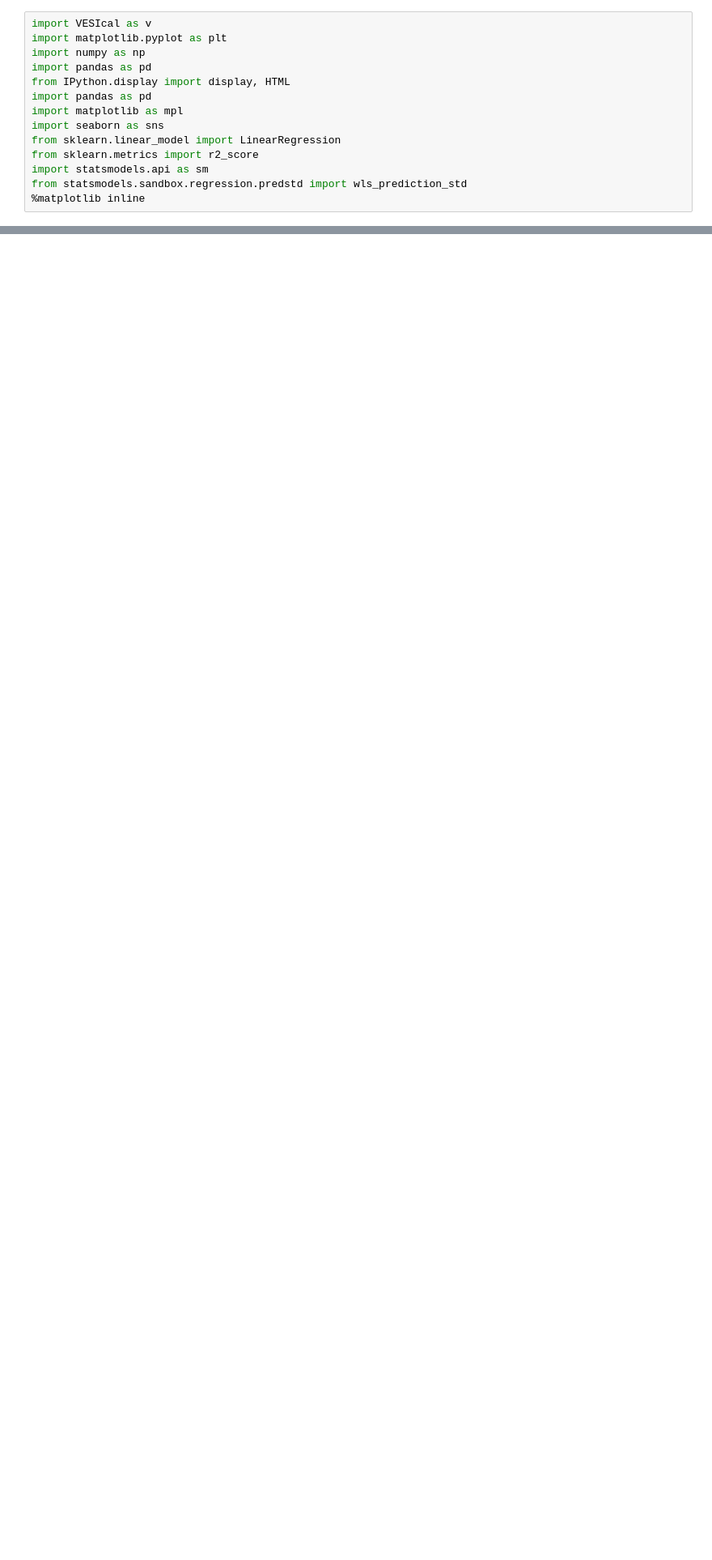
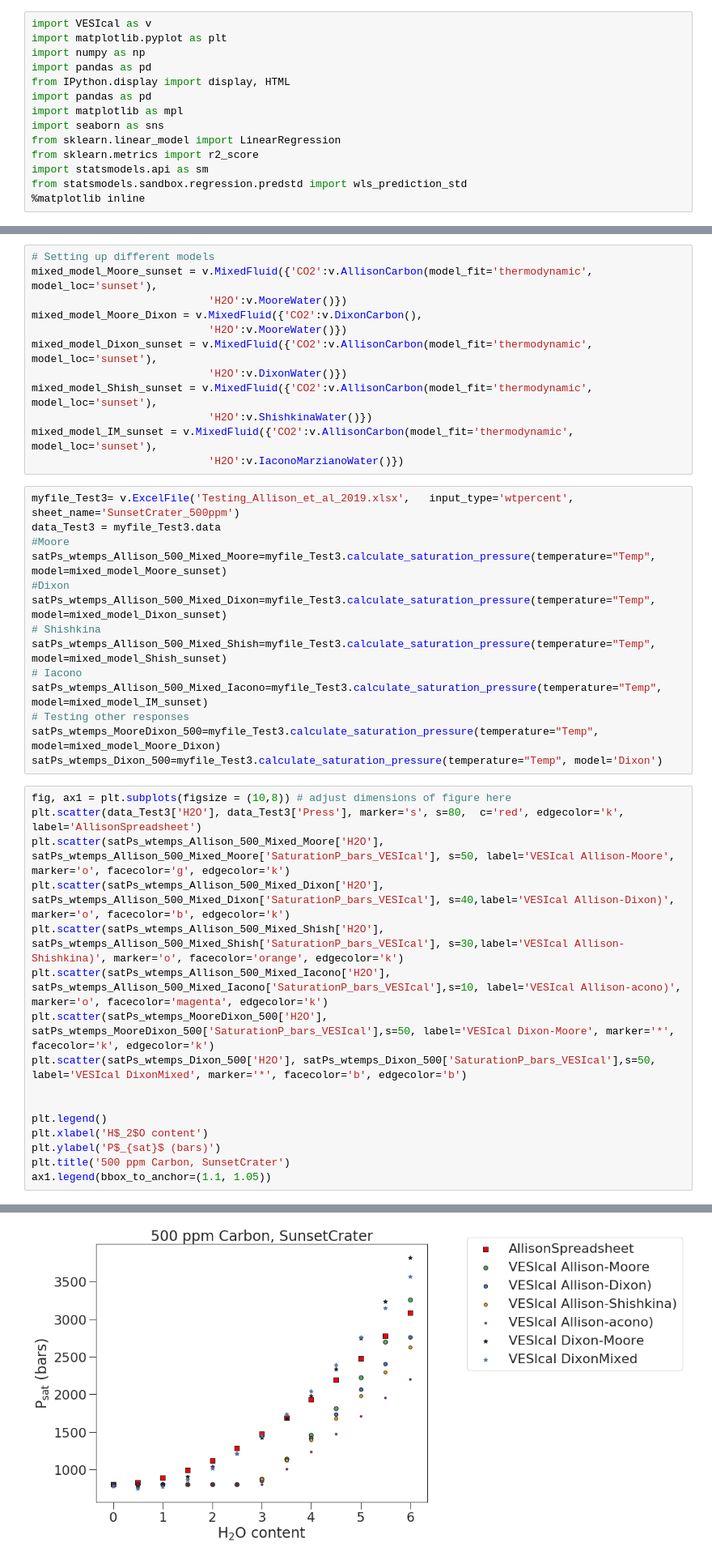
Before and after one commit to kaylai/VESIcal, a Jupyter notebook: Calibration/Testing/Testing_Allison_et_al_2019.ipynb, the cells around one changed output, grey strips where cells are left out. Shown at 81% size. Cells and saved outputs as stored; diff of their text form; blank space fills up the shorter version.

```diff
--- a/Calibration/Testing/Testing_Allison_et_al_2019.ipynb
+++ b/Calibration/Testing/Testing_Allison_et_al_2019.ipynb
@@ -343,0 +127,43 @@ satPs_wtemps_Allison_Carbon_500
+# %%
+# Setting up different models
+mixed_model_Moore_sunset = v.MixedFluid({'CO2':v.AllisonCarbon(model_fit='thermodynamic', model_loc='sunset'),
+                            'H2O':v.MooreWater()})
+mixed_model_Moore_Dixon = v.MixedFluid({'CO2':v.DixonCarbon(),
+                            'H2O':v.MooreWater()})
+mixed_model_Dixon_sunset = v.MixedFluid({'CO2':v.AllisonCarbon(model_fit='thermodynamic', model_loc='sunset'),
+                            'H2O':v.DixonWater()})
+mixed_model_Shish_sunset = v.MixedFluid({'CO2':v.AllisonCarbon(model_fit='thermodynamic', model_loc='sunset'),
+                            'H2O':v.ShishkinaWater()})
+mixed_model_IM_sunset = v.MixedFluid({'CO2':v.AllisonCarbon(model_fit='thermodynamic', model_loc='sunset'),
+                            'H2O':v.IaconoMarzianoWater()})
+# %%
+myfile_Test3= v.ExcelFile('Testing_Allison_et_al_2019.xlsx',   input_type='wtpercent', sheet_name='SunsetCrater_500ppm')
+data_Test3 = myfile_Test3.data
+#Moore
+satPs_wtemps_Allison_500_Mixed_Moore=myfile_Test3.calculate_saturation_pressure(temperature="Temp", model=mixed_model_Moore_sunset)
+#Dixon
+satPs_wtemps_Allison_500_Mixed_Dixon=myfile_Test3.calculate_saturation_pressure(temperature="Temp", model=mixed_model_Dixon_sunset)
+# Shishkina
+satPs_wtemps_Allison_500_Mixed_Shish=myfile_Test3.calculate_saturation_pressure(temperature="Temp", model=mixed_model_Shish_sunset)
+# Iacono
+satPs_wtemps_Allison_500_Mixed_Iacono=myfile_Test3.calculate_saturation_pressure(temperature="Temp", model=mixed_model_IM_sunset)
+# Testing other responses
+satPs_wtemps_MooreDixon_500=myfile_Test3.calculate_saturation_pressure(temperature="Temp", model=mixed_model_Moore_Dixon)
+satPs_wtemps_Dixon_500=myfile_Test3.calculate_saturation_pressure(temperature="Temp", model='Dixon')
+# %%
+fig, ax1 = plt.subplots(figsize = (10,8)) # adjust dimensions of figure here
+plt.scatter(data_Test3['H2O'], data_Test3['Press'], marker='s', s=80,  c='red', edgecolor='k', label='AllisonSpreadsheet')
+plt.scatter(satPs_wtemps_Allison_500_Mixed_Moore['H2O'], satPs_wtemps_Allison_500_Mixed_Moore['SaturationP_bars_VESIcal'], s=50, label='VESIcal Allison-Moore', marker='o', facecolor='g', edgecolor='k')
+plt.scatter(satPs_wtemps_Allison_500_Mixed_Dixon['H2O'], satPs_wtemps_Allison_500_Mixed_Dixon['SaturationP_bars_VESIcal'], s=40,label='VESIcal Allison-Dixon)', marker='o', facecolor='b', edgecolor='k')
+plt.scatter(satPs_wtemps_Allison_500_Mixed_Shish['H2O'], satPs_wtemps_Allison_500_Mixed_Shish['SaturationP_bars_VESIcal'], s=30,label='VESIcal Allison-Shishkina)', marker='o', facecolor='orange', edgecolor='k')
+plt.scatter(satPs_wtemps_Allison_500_Mixed_Iacono['H2O'], satPs_wtemps_Allison_500_Mixed_Iacono['SaturationP_bars_VESIcal'],s=10, label='VESIcal Allison-acono)', marker='o', facecolor='magenta', edgecolor='k')
+plt.scatter(satPs_wtemps_MooreDixon_500['H2O'], satPs_wtemps_MooreDixon_500['SaturationP_bars_VESIcal'],s=50, label='VESIcal Dixon-Moore', marker='*', facecolor='k', edgecolor='k')
+plt.scatter(satPs_wtemps_Dixon_500['H2O'], satPs_wtemps_Dixon_500['SaturationP_bars_VESIcal'],s=50, label='VESIcal DixonMixed', marker='*', facecolor='b', edgecolor='b')
+
+
+plt.legend()
+plt.xlabel('H$_2$O content')
+plt.ylabel('P$_{sat}$ (bars)')
+plt.title('500 ppm Carbon, SunsetCrater')
+ax1.legend(bbox_to_anchor=(1.1, 1.05))
+# %% [output]
@@ -343,0 +171 @@ satPs_wtemps_Allison_Carbon_500
+[figure, added]
```
Also changed, not shown: parts of 41 cells of this notebook, 1 other file.
